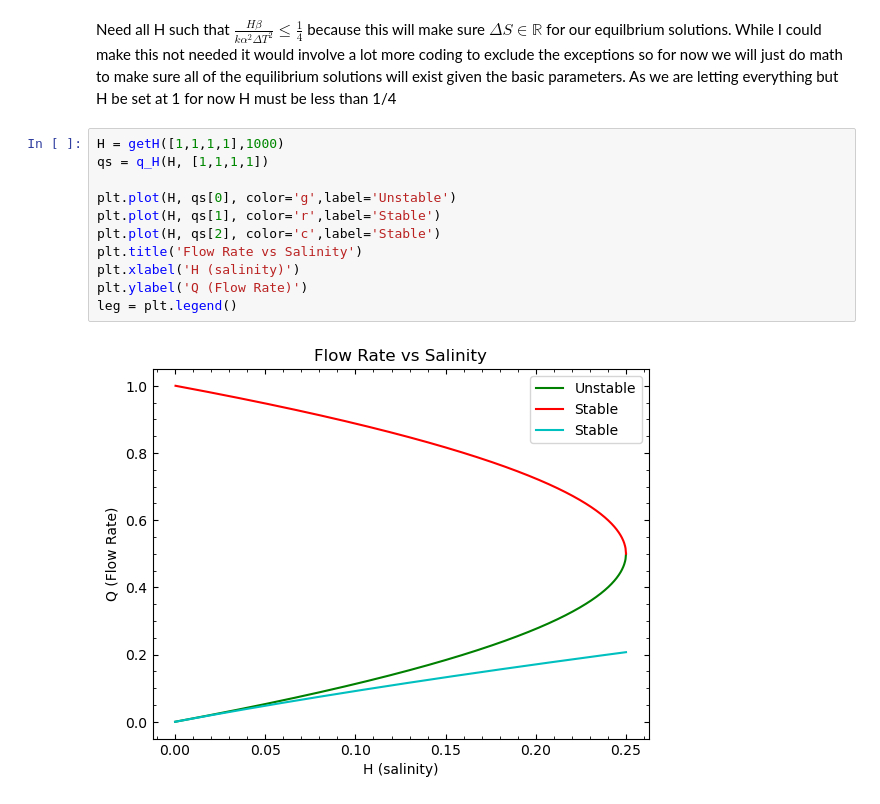
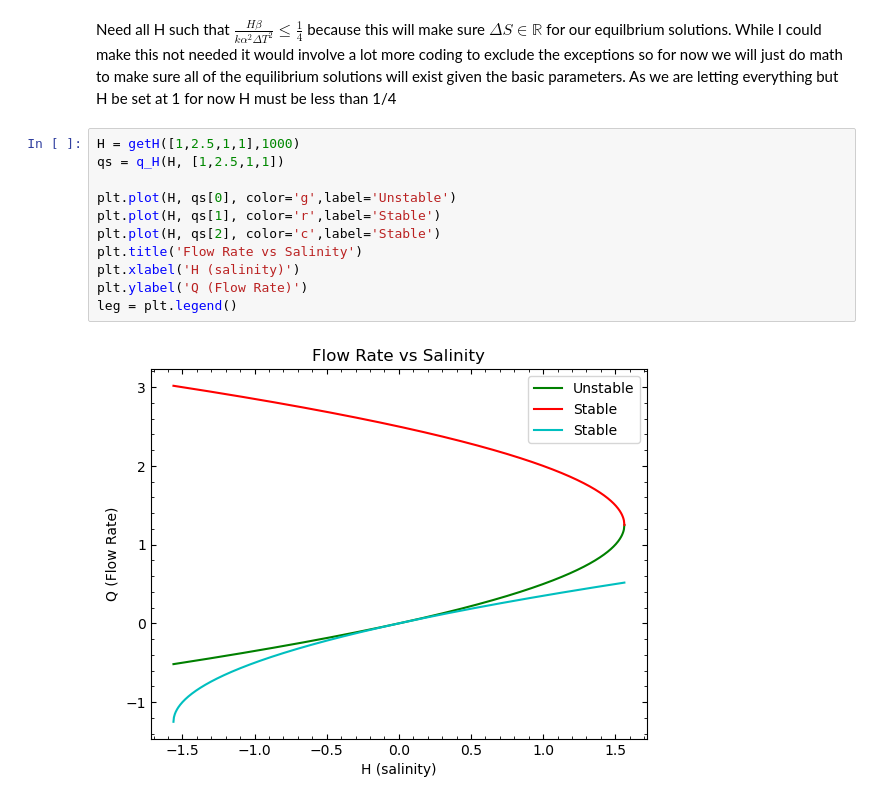
Before and after one commit to nsfuss/AMOC-Senior-Project, a Jupyter notebook: QvsH Modeling.ipynb, the cells around one changed output. Saved outputs shown, nothing was run; the diff lists cells and outputs as text.

```diff
--- a/QvsH Modeling.ipynb
+++ b/QvsH Modeling.ipynb
@@ -12,15 +12,15 @@ mpl.rc('ytick.minor', visible=True)
 # %% [markdown]
 Need all H such that $\frac{H\beta}{k \alpha^2  \Delta T^2} \leq \frac{1}{4}$ because this will make sure $\Delta S \in ℝ$ for our equilbrium solutions. While I could make this not needed it would involve a lot more coding to exclude the exceptions so for now we will just do math to make sure all of the equilibrium solutions will exist given the basic parameters. As we are letting everything but H be set at 1 for now H must be less than 1/4
 # %%
-H = getH([1,1,1,1],1000)
-qs = q_H(H, [1,1,1,1])
+H = getH([1,2.5,1,1],1000)
+qs = q_H(H, [1,2.5,1,1])
 
 plt.plot(H, qs[0], color='g',label='Unstable')
 plt.plot(H, qs[1], color='r',label='Stable')
 plt.plot(H, qs[2], color='c',label='Stable')
 plt.title('Flow Rate vs Salinity')
 plt.xlabel('H (salinity)')
 plt.ylabel('Q (Flow Rate)')
 leg = plt.legend()
 # %% [output]
-[figure, old version]
+[figure, new version]
```
Also changed, not shown: 3 other files.
